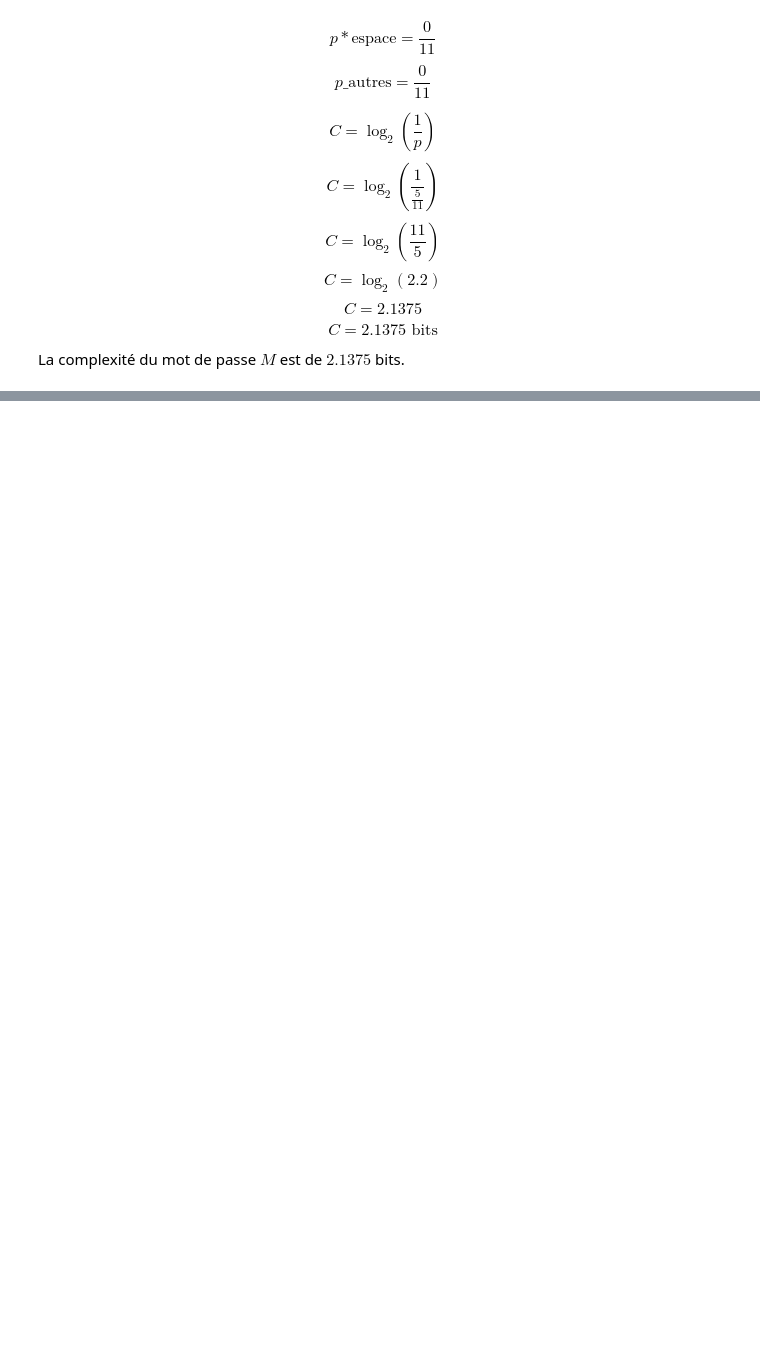
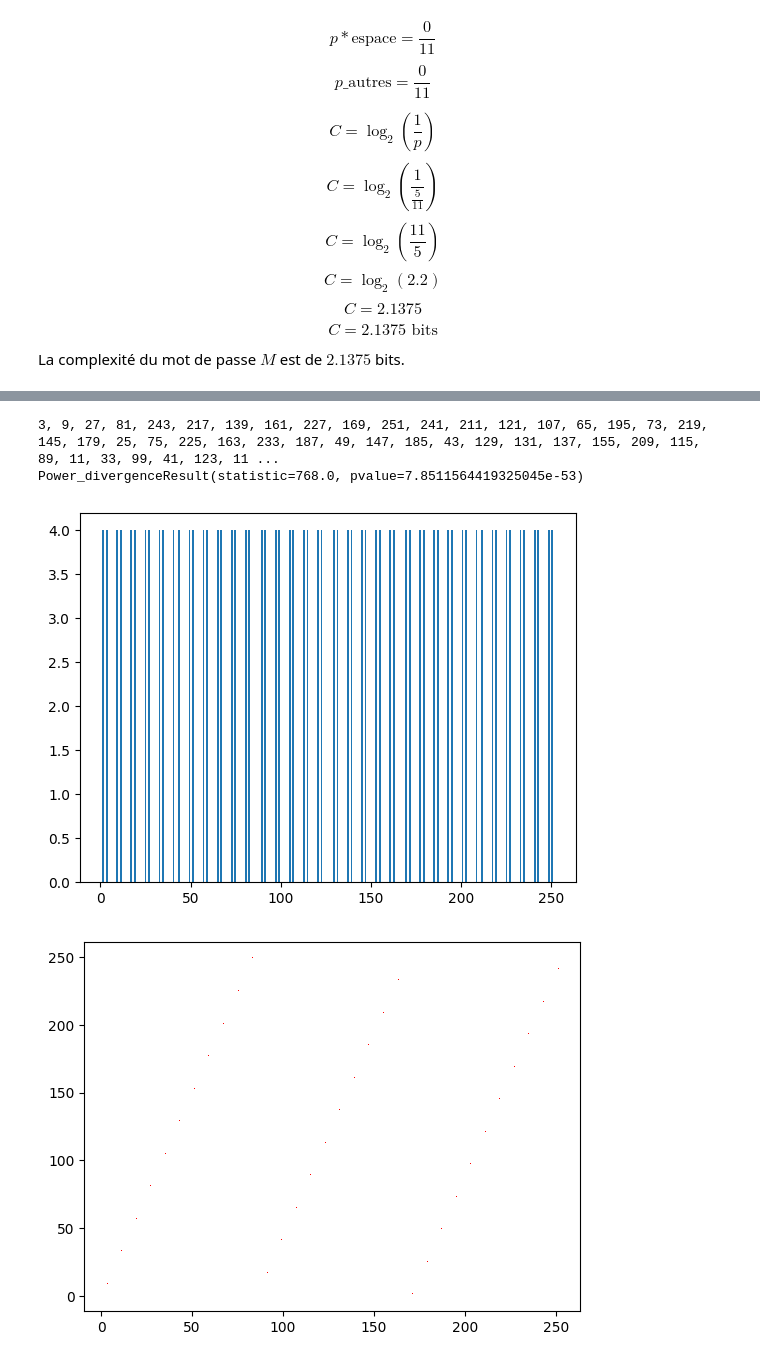
Before and after one commit to Eric-Philippe/PasswordGeneratorStudies, a Jupyter notebook: report.ipynb, the cells around one changed output, grey strips where cells are left out. Cells and saved outputs as stored; diff of their text form; code cells hidden in the pictures; blank space fills up the shorter version.

```diff
--- a/report.ipynb
+++ b/report.ipynb
@@ -313,14 +349,38 @@ C'est à dire :
 # %%
 def lcg_lehman(seed, a = 3, c = 0, m = 2**8):
     """Lehman 1951 LCG generator"""
     while True:
         # multiply by 3 to get next value from previous
         seed = (a * seed + c) % m
         yield seed
 
 # seed generator with val: 1 and print first 100 values with a = 3, c = 0, m = 2**8 = 256 to get a 8-bit number
 lehman = lcg_lehman(1)
 print(', '.join([str(next(lehman)) for x in range(0, 100)]))
+
+import matplotlib.pyplot as plt
+from scipy.stats import chisquare
+
+# seed generator with val: 1 and print first 100 values with a = 3, c = 0, m = 2**8 = 256 to get a 8-bit number
+lehman = lcg_lehman(1)
+
+histo = plt.hist([next(lehman) for x in range(0, 256)], bins = 256)
+print(chisquare(histo[0]))
+plt.show()
+
+coord = []
+for i in range(0, 100000):
+    x = next(lehman)
+    y = next(lehman)
+    coord.append((x, y))
+
+histo = plt.plot([x[0] for x in coord], [x[1] for x in coord], 'r,')
+plt.show()
+# %% [output]
+3, 9, 27, 81, 243, 217, 139, 161, 227, 169, 251, 241, 211, 121, 107, 65, 195, 73, 219, 145, 179, 25, 75, 225, 163, 233, 187, 49, 147, 185, 43, 129, 131, 137, 155, 209, 115, 89, 11, 33, 99, 41, 123, 11 ...
+Power_divergenceResult(statistic=768.0, pvalue=7.8511564419325045e-53)
+[figure, added]
+[figure, added]
 # %% [markdown]
 Avec le LCG, on peut remarquer certains problèmes :
 
```
Also changed, not shown: parts of 19 cells of this notebook, 1 other file.
